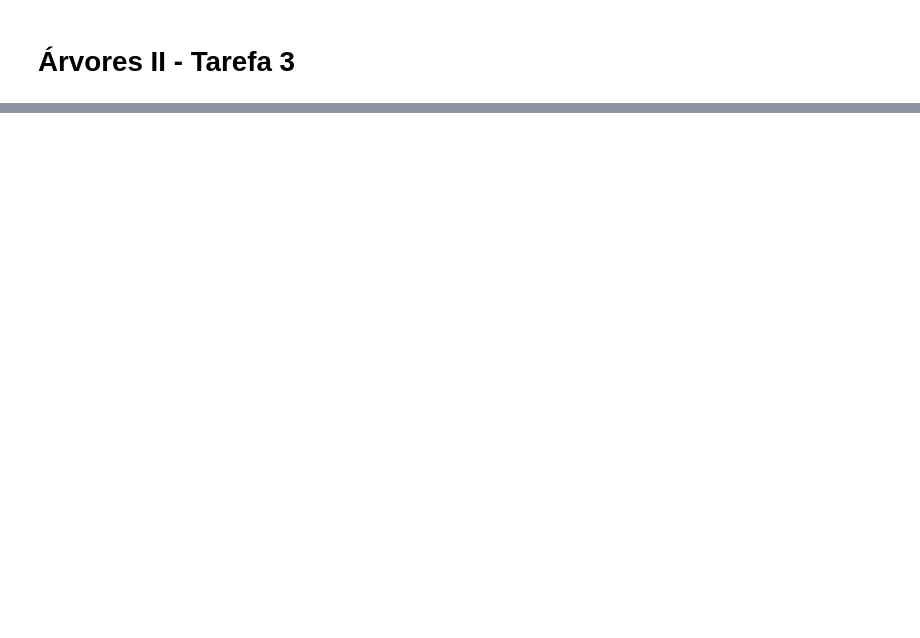
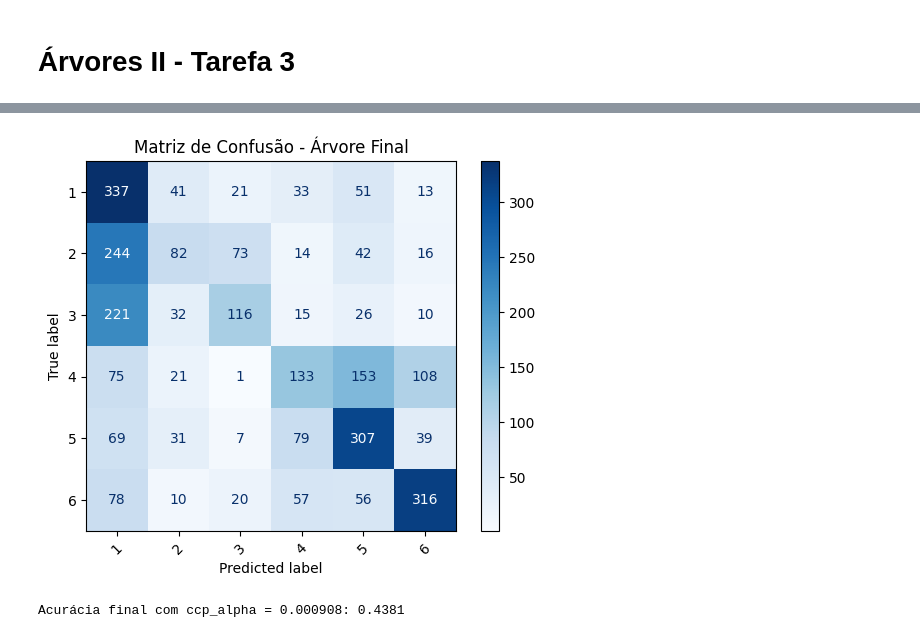
Before and after one commit to andresucharskicarneiro/ebac_ciencia_dados, a Jupyter notebook: Projeto_31_Insights_Ativ_Humanas_Sensores_Smartphones_V2/Projeto_31_Insights_Ativ_Humanas_Sensores_SmartphonesV2.ipynb, the cells around one changed output, grey strips where cells are left out. Saved outputs shown, nothing was run; the diff lists cells and outputs as text; code cells hidden in the pictures; blank space fills up the shorter version.

```diff
--- a/Projeto_31_Insights_Ativ_Humanas_Sensores_Smartphones_V2/Projeto_31_Insights_Ativ_Humanas_Sensores_SmartphonesV2.ipynb
+++ b/Projeto_31_Insights_Ativ_Humanas_Sensores_Smartphones_V2/Projeto_31_Insights_Ativ_Humanas_Sensores_SmartphonesV2.ipynb
@@ -586,0 +128,3 @@ Este projeto mostra que, com ajustes na seleção de variáveis e uso eficiente
+# %%
+caminho = clf.cost_complexity_pruning_path(X=X_train_sel, y=y_train)
+ccp_alphas, impurities = caminho.ccp_alphas, caminho.impurities
@@ -586,0 +135,16 @@ Este projeto mostra que, com ajustes na seleção de variáveis e uso eficiente
+# %%
+%%time
+
+grid_parametros = {'ccp_alpha': ccp_alphas[::10]}
+
+grid = GridSearchCV(
+    estimator=DecisionTreeClassifier(min_samples_leaf=20, random_state=42),
+    param_grid=grid_parametros,
+    cv=KFold(n_splits=10, shuffle=True, random_state=42),
+    verbose=100
+)
+
+grid.fit(X_train_sel, y_train.values.ravel())
+print("Melhor R²:", grid.best_score_)
+melhor_ccp = grid.best_params_['ccp_alpha']
+print(f"Melhor ccp_alpha: {melhor_ccp}")
@@ -586,0 +173,17 @@ Este projeto mostra que, com ajustes na seleção de variáveis e uso eficiente
+# %%
+
+# 5. Avaliando a árvore com o melhor alpha
+clf_final = DecisionTreeClassifier(min_samples_leaf=20, ccp_alpha=melhor_ccp, random_state=42)
+clf_final.fit(X_train_sel, y_train)
+y_pred = clf_final.predict(X_test_sel)
+
+cm = ConfusionMatrixDisplay.from_predictions(y_test, y_pred, cmap='Blues')
+plt.title('Matriz de Confusão - Árvore Final')
+plt.xticks(rotation=45)
+plt.show()
+
+acc = accuracy_score(y_test, y_pred)
+print(f"Acurácia final com ccp_alpha = {melhor_ccp:.6f}: {acc:.4f}")
+# %% [output]
+[figure, added]
+Acurácia final com ccp_alpha = 0.000908: 0.4381
```
Also changed, not shown: parts of 36 cells of this notebook.
